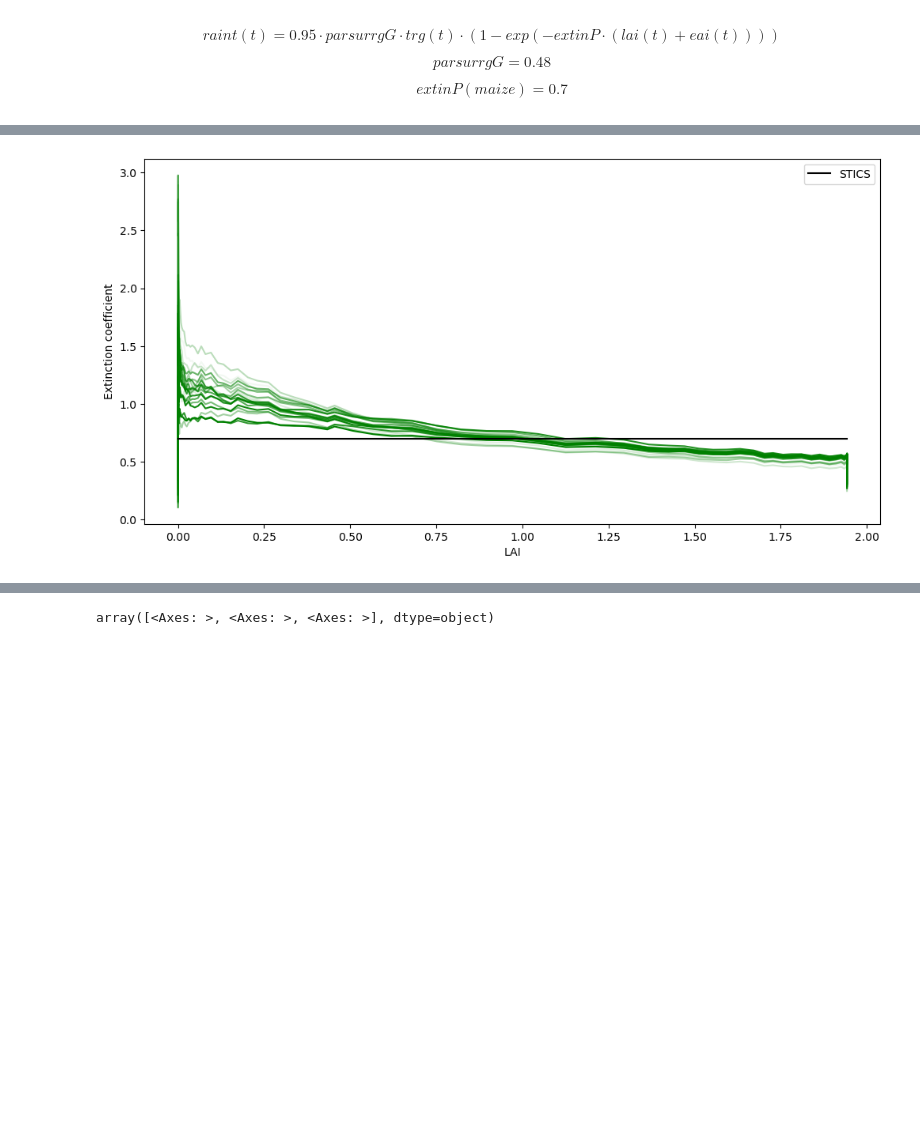
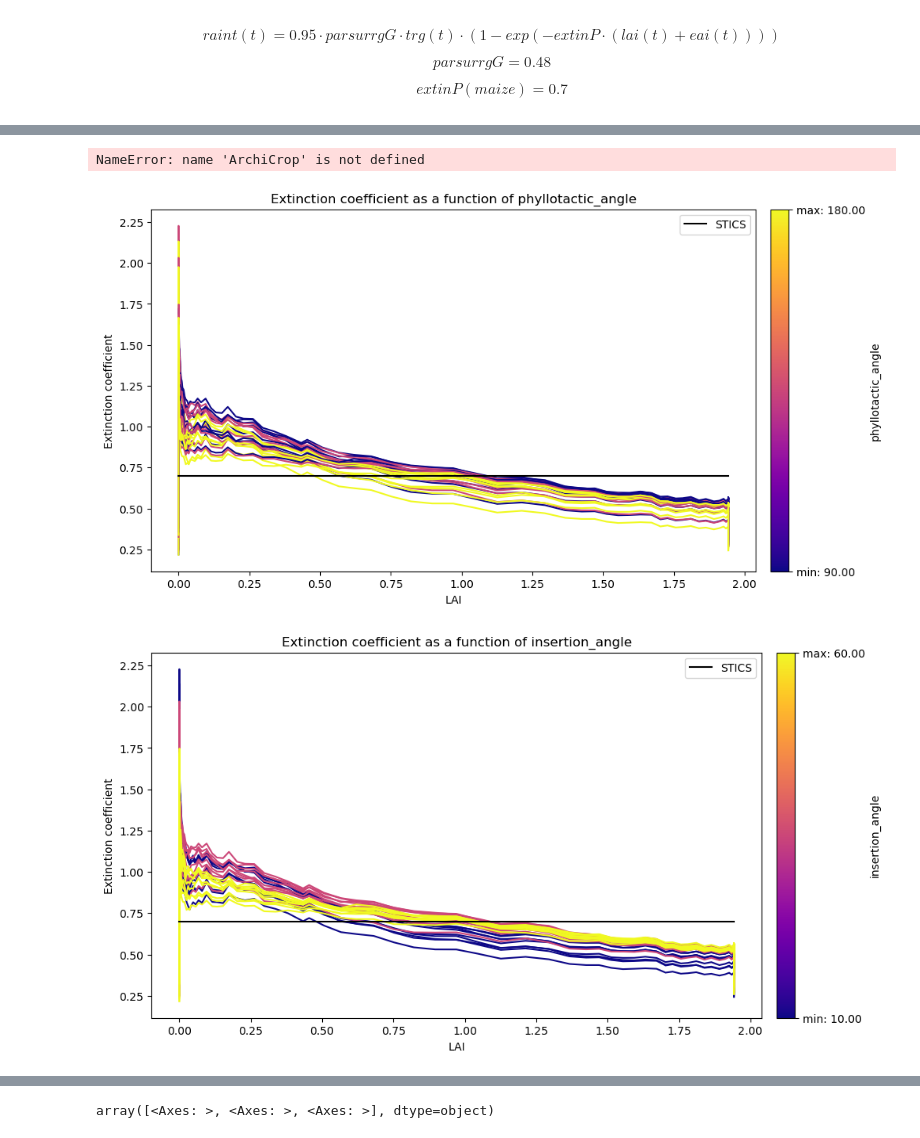
Before and after one commit to orianebro/ArchiCrop, a Jupyter notebook: tutorials/light_inter_sorghum_angles_plot.ipynb, the cells around one changed output, grey strips where cells are left out. Cells and saved outputs as stored; diff of their text form; code cells hidden in the pictures; blank space fills up the shorter version.

Commit message:
simul

```diff
--- a/tutorials/light_inter_sorghum_angles_plot.ipynb
+++ b/tutorials/light_inter_sorghum_angles_plot.ipynb
@@ -252,14 +252,60 @@ plot_extinction_coef_parameter(extinP_sorghum, extinP_list, dates, archi, scurv,
+# %%
+from openalea.plantgl.all import Color3, Material, Scene, Viewer
+
+plant = ArchiCrop(daily_dynamics=daily_dynamics, **params)
+plant.generate_potential_plant()
+
+growing_plant = plant.grow_plant()
+growing_plant_mtg = list(growing_plant.values())
+mtgs[id] = growing_plant_mtg
+Viewer.display(build_scene([-30])[0])
+# %% [output]
+NameError: name 'ArchiCrop' is not defined
 # %%
-fig, ax = plt.subplots(figsize=(12, 6))
+def plot_extinction_coef_lai_parameter(extinP_stics, extinP_list, lai, archi, parameter, parameter_name, archicrop_color, stics_color):
+    fig, ax = plt.subplots(figsize=(12, 6))
+    # lai = [la*sowing_density/10000 for la in leaf_area_plant]
+    # Normalize parameter values to [0, 1] for colormap
+    param_values = np.array([parameter[k] for k in nrj_per_plant])
+    norm = plt.Normalize(param_values.min(), param_values.max())
+    cmap = plt.get_cmap('plasma')
+
+    # Plot each curve with color from colormap
+    for k,curve in enumerate(extinP_list):
+        color = cmap(norm(parameter[k]))
+        ax.plot(lai, curve, color=color)
+        # label = f"{parameter_name}={parameter[k]:.2f}" if parameter[k] == min(parameter) or parameter[k] == max(parameter) else None
+        # alpha = (parameter[k]-min(archi[parameter_name]))/(max(parameter)-min(archi[parameter_name]))
+        # ax.plot(dates, curve, color=archicrop_color, alpha=alpha, label=label)
+    ax.plot(lai, [extinP_stics]*len(lai), color=stics_color, label="STICS")
+    # ax.set_xticks(np.arange(0, len(dates)+1, (len(dates)+1)/8))
+    ax.set_xlabel("LAI")
+    ax.set_ylabel("Extinction coefficient")
+    ax.set_title(f"Extinction coefficient as a function of {parameter_name}")
+
+    # Add colorbar legend
+    sm = plt.cm.ScalarMappable(cmap=cmap, norm=norm)
+    sm.set_array([])
+    cbar = plt.colorbar(sm, ax=ax, orientation='vertical', pad=0.02)
+    cbar.set_label(f"{parameter_name}")
+    cbar.set_ticks([param_values.min(), param_values.max()])
+    cbar.set_ticklabels([f"min: {param_values.min():.2f}", f"max: {param_values.max():.2f}"])
+
+
+    ax.legend()
+
+    # Save figure
+    today_str = date.today().strftime("%Y-%m-%d")
+    os.makedirs(f"D:/PhD_Oriane/simulations_ArchiCrop/{today_str}", exist_ok=True)  # noqa: PTH103
+    plt.savefig(f"D:/PhD_Oriane/simulations_ArchiCrop/{today_str}/plot_extin_coef_LAI_{parameter_name}.png")
+
+    plt.show()
+
 lai = [la*sowing_density/10000 for la in leaf_area_plant]
-for k,curve in enumerate(extinP_list):
-    alpha = (insertion_angle[k]-min(archi['insertion_angle']))/(max(insertion_angle)-min(archi['insertion_angle']))
-    ax.plot(lai, curve, color=archicrop_color, alpha=alpha)
-ax.plot(lai, [extinP_sorghum]*len(lai), color="black", label="STICS")
-# ax.set_xticks(np.arange(0, len(dates)+1, (len(dates)+1)/8))
-ax.set_xlabel("LAI")
-ax.set_ylabel("Extinction coefficient")
-ax.legend()
-plt.show()
+plot_extinction_coef_lai_parameter(extinP_sorghum, extinP_list, lai, archi, phyllotactic_angle, 'phyllotactic_angle', archicrop_color, stics_color='black')
+plot_extinction_coef_lai_parameter(extinP_sorghum, extinP_list, lai, archi, insertion_angle, 'insertion_angle', archicrop_color, stics_color='black')
+plot_extinction_coef_lai_parameter(extinP_sorghum, extinP_list, lai, archi, curvature, 'curvature', archicrop_color, stics_color='black')
+plot_extinction_coef_lai_parameter(extinP_sorghum, extinP_list, lai, archi, scurv, 'scurv', archicrop_color, stics_color='black')
 # %% [output]
-[figure, old version]
+[figure, new version]
+[figure, added]
```
Also changed, not shown: parts of 12 cells of this notebook, 8 other files.
